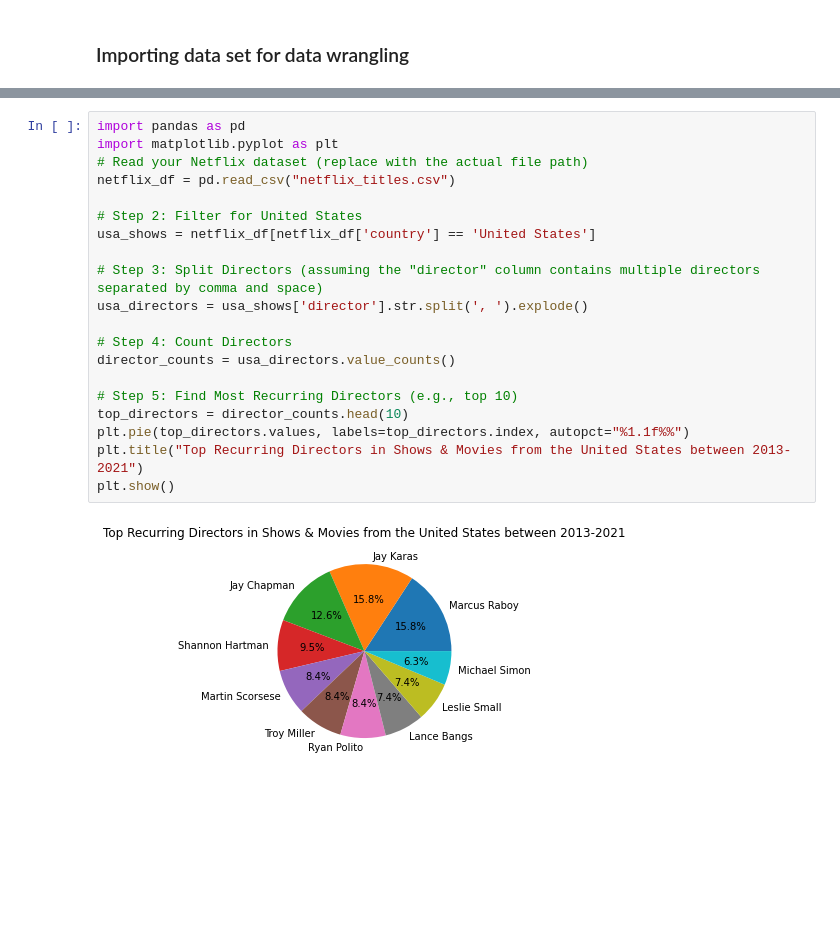
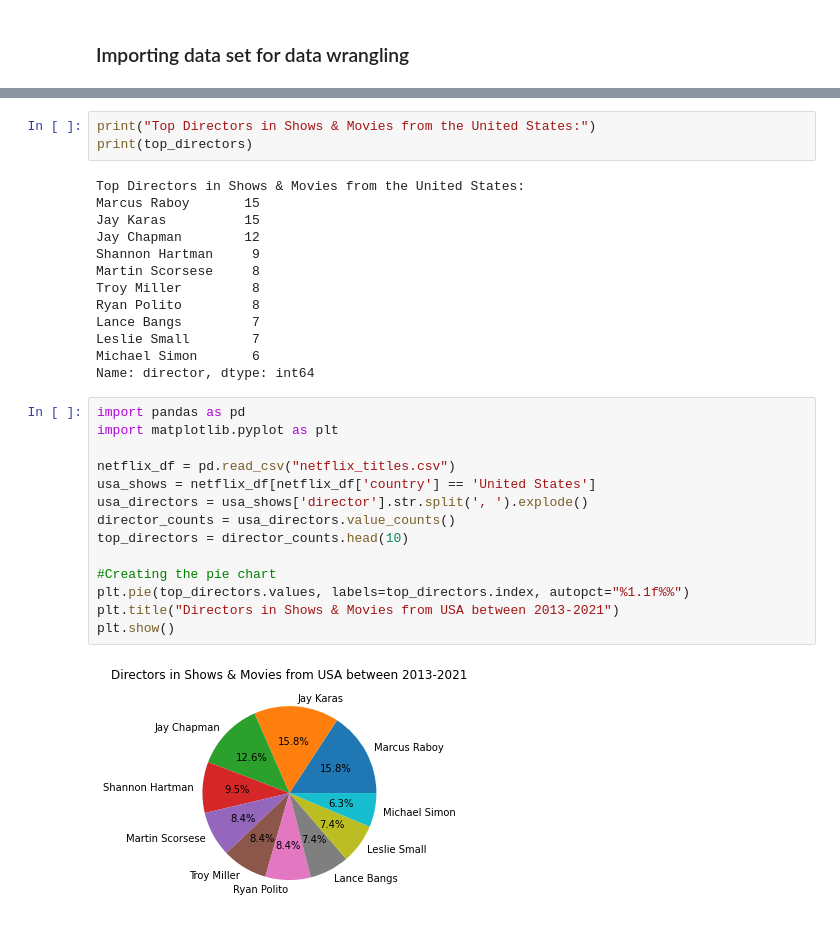
Before and after one commit to ngokoana/Netflix, a Jupyter notebook: Netflix team 1.ipynb, the cells around one changed output, grey strips where cells are left out. Drawn from its saved outputs; the diff is of its cells as text; blank space fills up the shorter version.

```diff
--- a/Netflix team 1.ipynb
+++ b/Netflix team 1.ipynb
@@ -203,22 +215,32 @@ Name: director, dtype: int64
+# %%
+print("Top Directors in Shows & Movies from the United States:")
+print(top_directors)
+# %% [output]
+Top Directors in Shows & Movies from the United States:
+Marcus Raboy       15
+Jay Karas          15
+Jay Chapman        12
+Shannon Hartman     9
+Martin Scorsese     8
+Troy Miller         8
+Ryan Polito         8
+Lance Bangs         7
+Leslie Small        7
+Michael Simon       6
+Name: director, dtype: int64
 # %%
 import pandas as pd
 import matplotlib.pyplot as plt
-# Read your Netflix dataset (replace with the actual file path)
+
 netflix_df = pd.read_csv("netflix_titles.csv")
+usa_shows = netflix_df[netflix_df['country'] == 'United States']
+usa_directors = usa_shows['director'].str.split(', ').explode()
+director_counts = usa_directors.value_counts()
+top_directors = director_counts.head(10)
 
-# Step 2: Filter for United States
-usa_shows = netflix_df[netflix_df['country'] == 'United States']
-
-# Step 3: Split Directors (assuming the "director" column contains multiple directors separated by comma and space)
-usa_directors = usa_shows['director'].str.split(', ').explode()
-
-# Step 4: Count Directors
-director_counts = usa_directors.value_counts()
-
-# Step 5: Find Most Recurring Directors (e.g., top 10)
-top_directors = director_counts.head(10)
+#Creating the pie chart
 plt.pie(top_directors.values, labels=top_directors.index, autopct="%1.1f%%")
-plt.title("Top Recurring Directors in Shows & Movies from the United States between 2013-2021")
+plt.title("Directors in Shows & Movies from USA between 2013-2021")
 plt.show()
 # %% [output]
-[figure, old version]
+[figure, new version]
```
Also changed, not shown: parts of 11 cells of this notebook.
